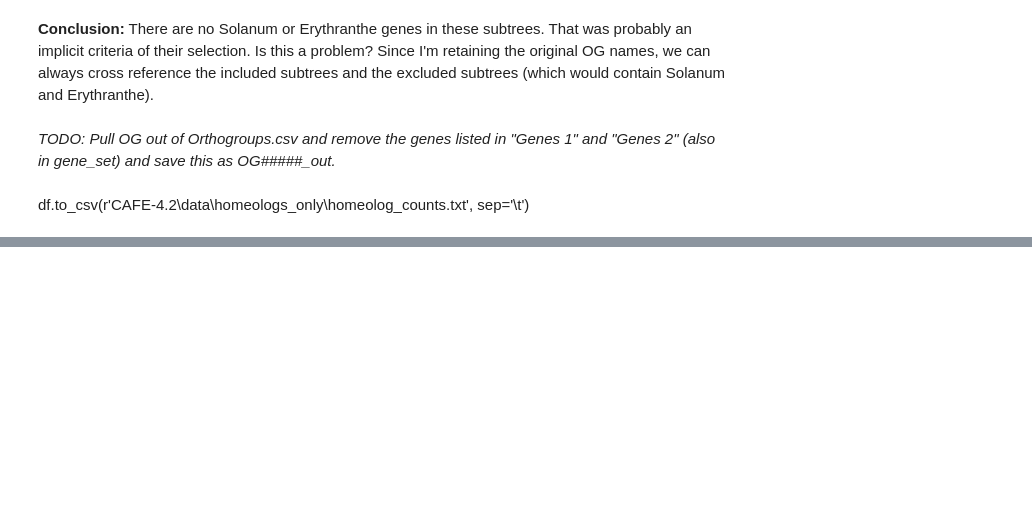
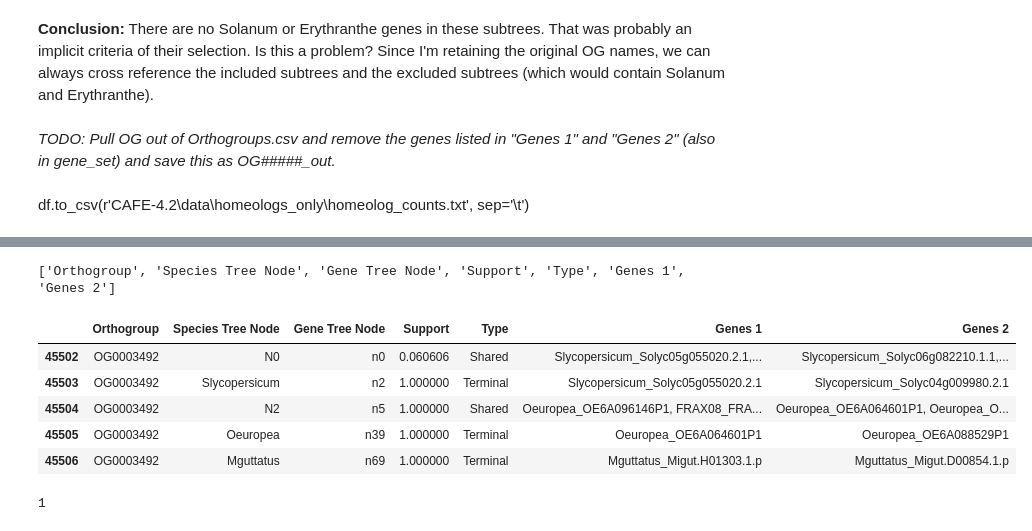
Before and after one commit to josiahseaman/DNA_Duplications, a Jupyter notebook: Homeologs_Analysis.ipynb, the cells around one changed output, grey strips where cells are left out. Saved outputs shown, nothing was run; the diff lists cells and outputs as text; code cells hidden in the pictures; blank space fills up the shorter version.

Commit message:
KSPlots.ipynb confirms ohnolog identification in Homeolog_Analysis. Saving notebook states before talk with Wendel.

```diff
--- a/Homeologs_Analysis.ipynb
+++ b/Homeologs_Analysis.ipynb
@@ -546,0 +554,19 @@ df.head()
+# %%
+N2_counts, orthogroups_N2_seen = Nx_counts_from_Duplications(r"Ash_Proteome\Results_Jun25\Orthologues_Jul04_2\New_Analysis_From_Trees_Feb05\Duplications.csv", node_name='N2')
+# %% [output]
+['Orthogroup', 'Species Tree Node', 'Gene Tree Node', 'Support', 'Type', 'Genes 1', 'Genes 2']
+# %%
+dups_df = read_csv(r"Ash_Proteome\Results_Jun25\Orthologues_Jul04_2\New_Analysis_From_Trees_Feb05\Duplications.csv", delimiter='\t')
+# %%
+dups_df[dups_df['Orthogroup'] == 'OG0003492'].head()
+# %% [output]
+|  | Orthogroup | Species Tree Node | Gene Tree Node | Support | Type | Genes 1 | Genes 2 |
+| 45502 | OG0003492 | N0 | n0 | 0.060606 | Shared | Slycopersicum_Solyc05g055020.2.1,... | Slycopersicum_Solyc06g082210.1.1,... |
+| 45503 | OG0003492 | Slycopersicum | n2 | 1.000000 | Terminal | Slycopersicum_Solyc05g055020.2.1 | Slycopersicum_Solyc04g009980.2.1 |
+| 45504 | OG0003492 | N2 | n5 | 1.000000 | Shared | Oeuropea_OE6A096146P1, FRAX08_FRA... | Oeuropea_OE6A064601P1, Oeuropea_O... |
+| 45505 | OG0003492 | Oeuropea | n39 | 1.000000 | Terminal | Oeuropea_OE6A064601P1 | Oeuropea_OE6A088529P1 |
+| 45506 | OG0003492 | Mguttatus | n69 | 1.000000 | Terminal | Mguttatus_Migut.H01303.1.p | Mguttatus_Migut.D00854.1.p |
+# %%
+N1_counts['OG0003492']
+# %% [output]
+1
```
Also changed, not shown: parts of 38 cells of this notebook, 3 other files.
